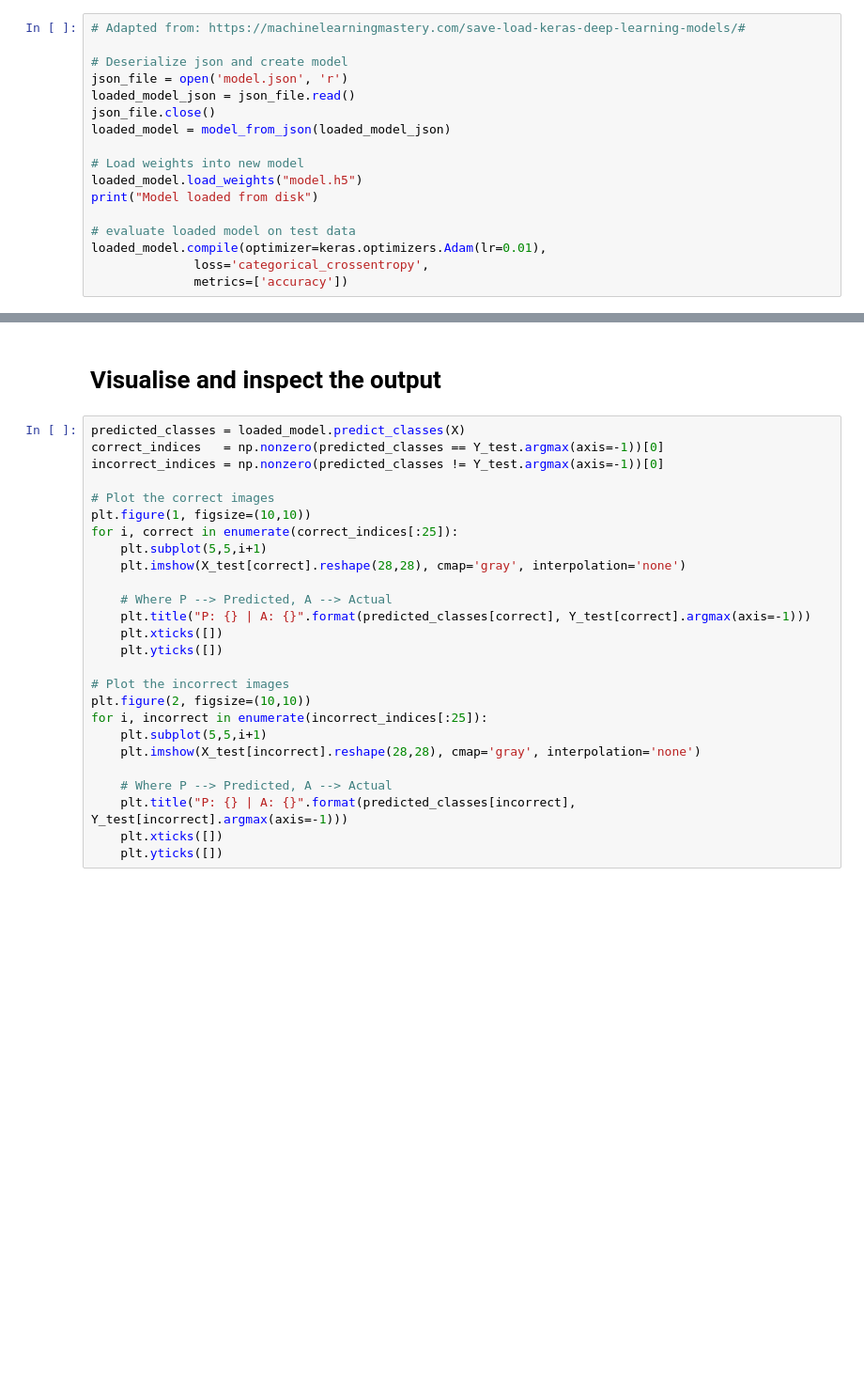
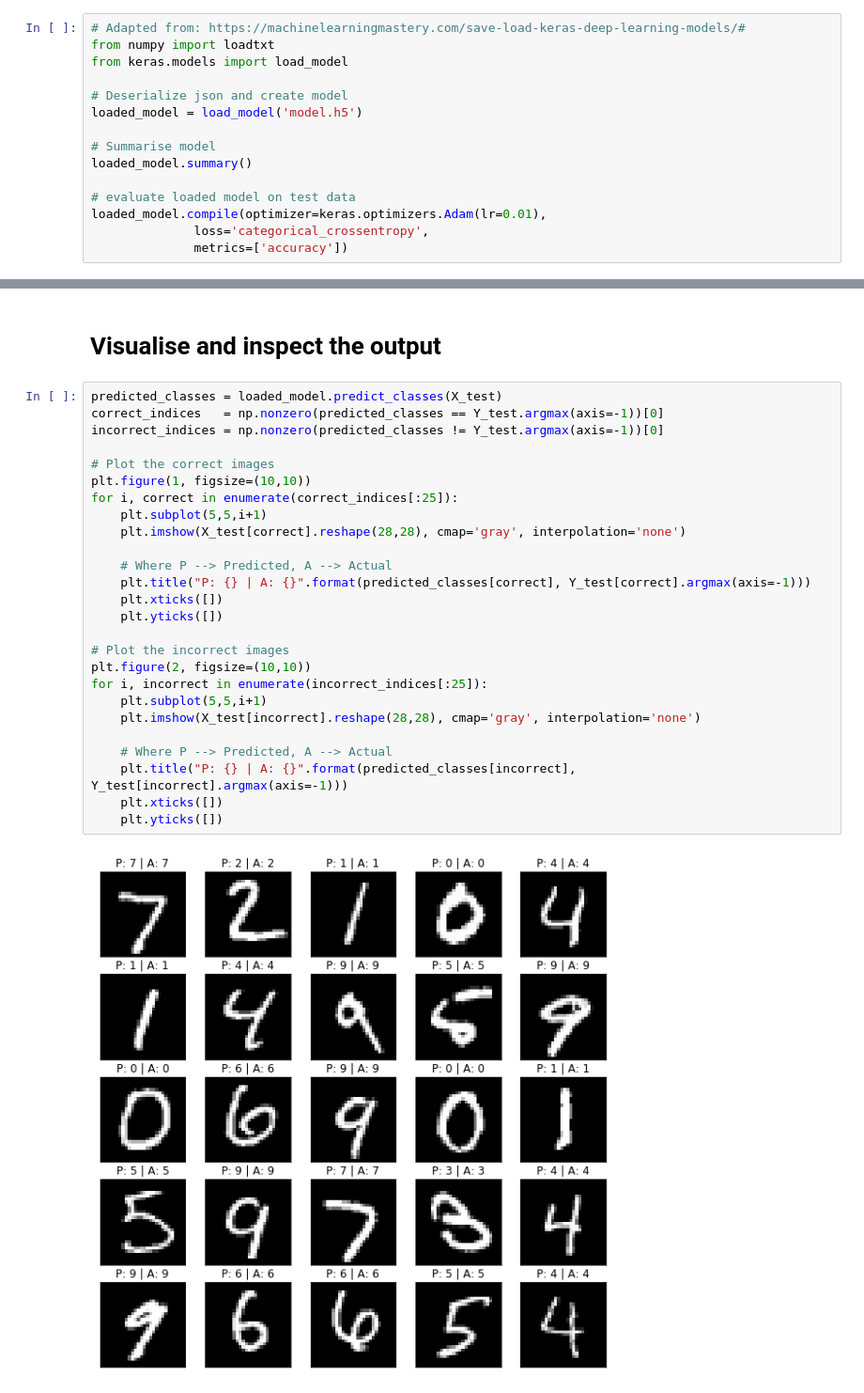
Before and after one commit to MorganReilly/HandwrittenDigitRecogniser, a Jupyter notebook: keras-mnist-nn.ipynb, the cells around one changed output, grey strips where cells are left out. Shown at 94% size. Saved outputs shown, nothing was run; the diff lists cells and outputs as text; blank space fills up the shorter version.

```diff
--- a/keras-mnist-nn.ipynb
+++ b/keras-mnist-nn.ipynb
@@ -271,16 +267,14 @@ print("Model saved sucessfully")
 Model saved sucessfully
 # %%
 # Adapted from: https://machinelearningmastery.com/save-load-keras-deep-learning-models/#
+from numpy import loadtxt
+from keras.models import load_model
 
 # Deserialize json and create model
-json_file = open('model.json', 'r')
-loaded_model_json = json_file.read()
-json_file.close()
-loaded_model = model_from_json(loaded_model_json)
+loaded_model = load_model('model.h5')
 
-# Load weights into new model
-loaded_model.load_weights("model.h5")
-print("Model loaded from disk")
+# Summarise model
+loaded_model.summary()
 
 # evaluate loaded model on test data
 loaded_model.compile(optimizer=keras.optimizers.Adam(lr=0.01),
@@ -300,28 +310,30 @@ Test accuracy: 0.9949
 # %% [markdown]
 # Visualise and inspect the output
 # %%
-predicted_classes = loaded_model.predict_classes(X)
+predicted_classes = loaded_model.predict_classes(X_test)
 correct_indices   = np.nonzero(predicted_classes == Y_test.argmax(axis=-1))[0]
 incorrect_indices = np.nonzero(predicted_classes != Y_test.argmax(axis=-1))[0]
 
 # Plot the correct images
 plt.figure(1, figsize=(10,10))
 for i, correct in enumerate(correct_indices[:25]):
     plt.subplot(5,5,i+1)
     plt.imshow(X_test[correct].reshape(28,28), cmap='gray', interpolation='none')
 
     # Where P --> Predicted, A --> Actual
     plt.title("P: {} | A: {}".format(predicted_classes[correct], Y_test[correct].argmax(axis=-1)))
     plt.xticks([])
     plt.yticks([])
 
 # Plot the incorrect images
 plt.figure(2, figsize=(10,10))
 for i, incorrect in enumerate(incorrect_indices[:25]):
     plt.subplot(5,5,i+1)
     plt.imshow(X_test[incorrect].reshape(28,28), cmap='gray', interpolation='none')
 
     # Where P --> Predicted, A --> Actual
     plt.title("P: {} | A: {}".format(predicted_classes[incorrect], Y_test[incorrect].argmax(axis=-1)))
     plt.xticks([])
     plt.yticks([])
+# %% [output]
+[figure, added]
```
Also changed, not shown: parts of 7 cells of this notebook, 14 other files.
